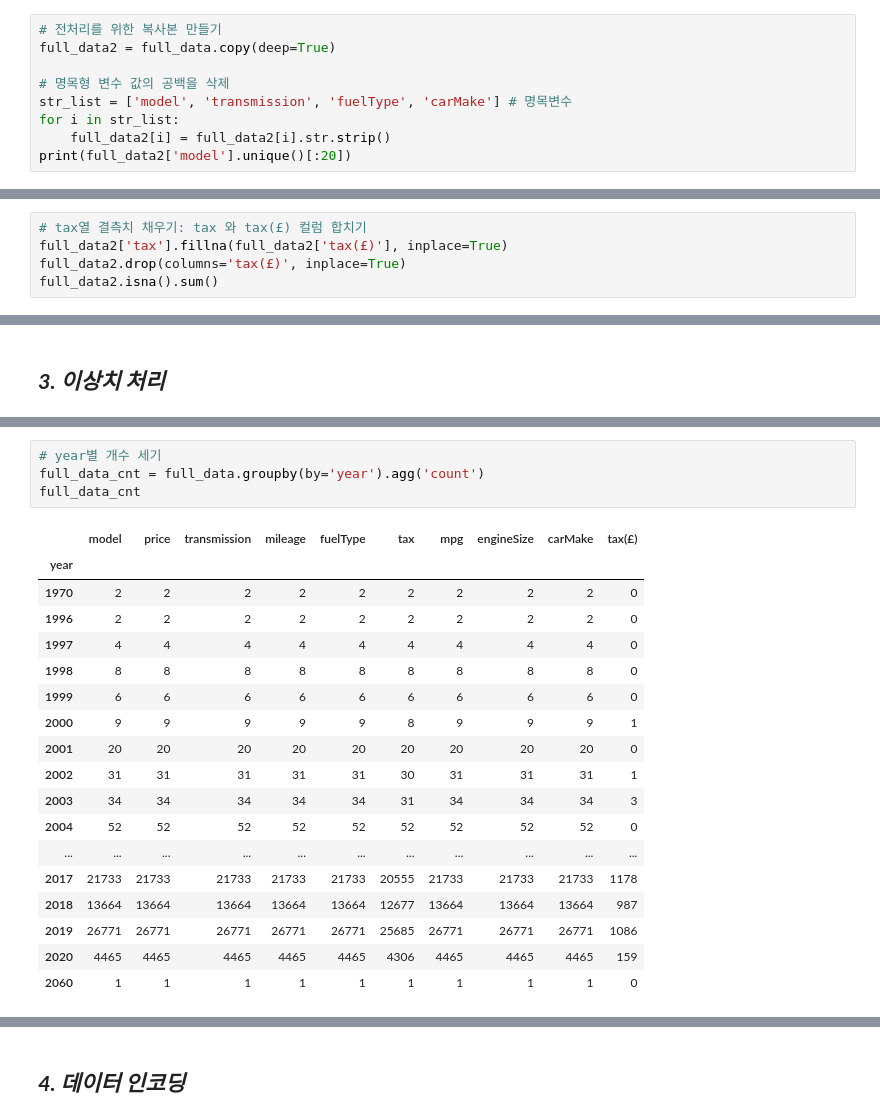
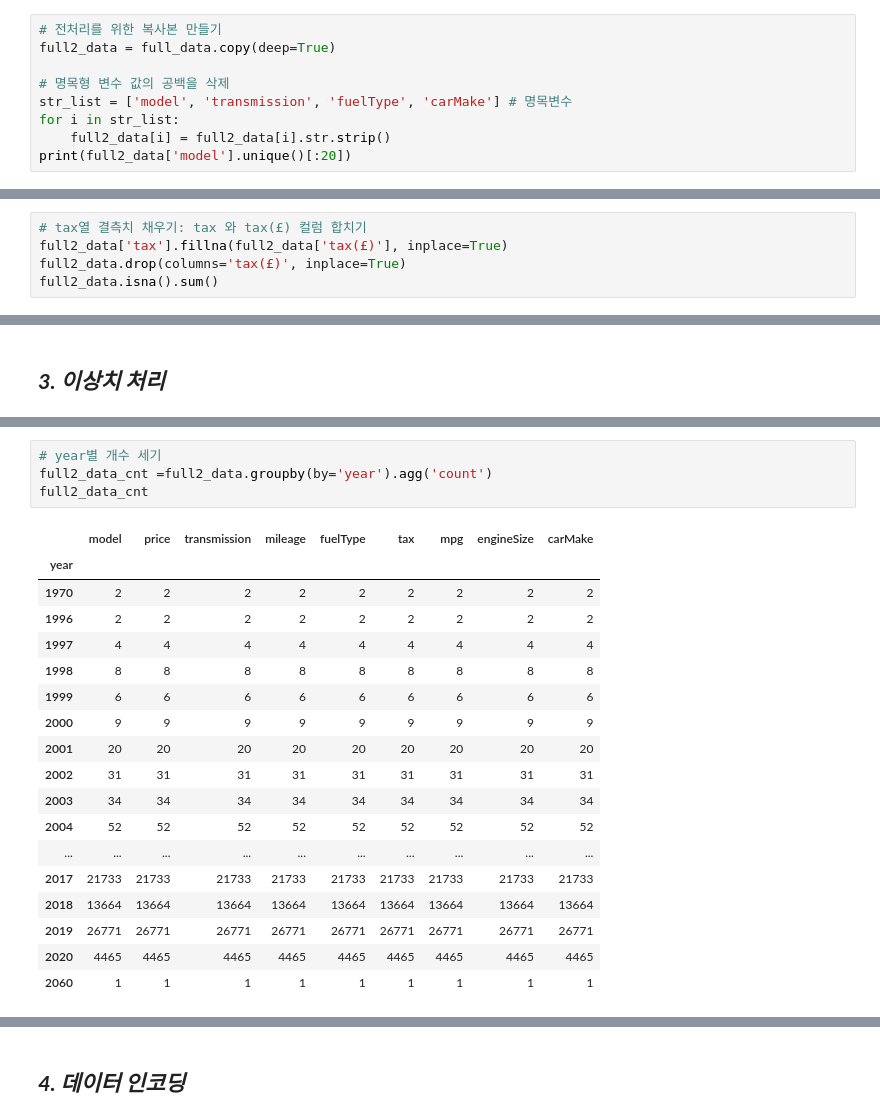
Before and after one commit to parkgunha/Chagawa_project, a Jupyter notebook: 건하_통합코드.ipynb, the cells around one changed output, grey strips where cells are left out. Cells and saved outputs as stored; diff of their text form.

```diff
--- a/건하_통합코드.ipynb
+++ b/건하_통합코드.ipynb
@@ -109,20 +121,20 @@ print(full_data.head())
 # %%
 # 전처리를 위한 복사본 만들기
-full_data2 = full_data.copy(deep=True)
+full2_data = full_data.copy(deep=True)
 
 # 명목형 변수 값의 공백을 삭제
 str_list = ['model', 'transmission', 'fuelType', 'carMake'] # 명목변수
 for i in str_list:
-    full_data2[i] = full_data2[i].str.strip()
-print(full_data2['model'].unique()[:20])
+    full2_data[i] = full2_data[i].str.strip()
+print(full2_data['model'].unique()[:20])
 # %% [output]
 ['A1' 'A6' 'A4' 'A3' 'Q3' 'Q5' 'A5' 'S4' 'Q2' 'A7' 'TT' 'Q7' 'RS6' 'RS3'
  'A8' 'Q8' 'RS4' 'RS5' 'R8' 'SQ5']
 # %%
 # tax열 결측치 채우기: tax 와 tax(£) 컬럼 합치기
-full_data2['tax'].fillna(full_data2['tax(£)'], inplace=True)
-full_data2.drop(columns='tax(£)', inplace=True)
-full_data2.isna().sum()
+full2_data['tax'].fillna(full2_data['tax(£)'], inplace=True)
+full2_data.drop(columns='tax(£)', inplace=True)
+full2_data.isna().sum()
 # %% [output]
 model           0
 year            0
@@ -187,26 +199,26 @@ model name: Fiesta, count:6557
 ... (19 outputs left out)
 # %%
 # year별 개수 세기
-full_data_cnt = full_data.groupby(by='year').agg('count')
-full_data_cnt
+full2_data_cnt =full2_data.groupby(by='year').agg('count')
+full2_data_cnt
 # %% [output]
-|  | model | price | transmission | mileage | fuelType | tax | mpg | engineSize | carMake | tax(£) |
-| year |  |  |  |  |  |  |  |  |  |  |
-| 1970 | 2 | 2 | 2 | 2 | 2 | 2 | 2 | 2 | 2 | 0 |
-| 1996 | 2 | 2 | 2 | 2 | 2 | 2 | 2 | 2 | 2 | 0 |
-| 1997 | 4 | 4 | 4 | 4 | 4 | 4 | 4 | 4 | 4 | 0 |
-| 1998 | 8 | 8 | 8 | 8 | 8 | 8 | 8 | 8 | 8 | 0 |
-| 1999 | 6 | 6 | 6 | 6 | 6 | 6 | 6 | 6 | 6 | 0 |
-| 2000 | 9 | 9 | 9 | 9 | 9 | 8 | 9 | 9 | 9 | 1 |
-| 2001 | 20 | 20 | 20 | 20 | 20 | 20 | 20 | 20 | 20 | 0 |
-| 2002 | 31 | 31 | 31 | 31 | 31 | 30 | 31 | 31 | 31 | 1 |
-| 2003 | 34 | 34 | 34 | 34 | 34 | 31 | 34 | 34 | 34 | 3 |
-| 2004 | 52 | 52 | 52 | 52 | 52 | 52 | 52 | 52 | 52 | 0 |
-| ... | ... | ... | ... | ... | ... | ... | ... | ... | ... | ... |
-| 2017 | 21733 | 21733 | 21733 | 21733 | 21733 | 20555 | 21733 | 21733 | 21733 | 1178 |
-| 2018 | 13664 | 13664 | 13664 | 13664 | 13664 | 12677 | 13664 | 13664 | 13664 | 987 |
-| 2019 | 26771 | 26771 | 26771 | 26771 | 26771 | 25685 | 26771 | 26771 | 26771 | 1086 |
-| 2020 | 4465 | 4465 | 4465 | 4465 | 4465 | 4306 | 4465 | 4465 | 4465 | 159 |
-| 2060 | 1 | 1 | 1 | 1 | 1 | 1 | 1 | 1 | 1 | 0 |
+|  | model | price | transmission | mileage | fuelType | tax | mpg | engineSize | carMake |
+| year |  |  |  |  |  |  |  |  |  |
+| 1970 | 2 | 2 | 2 | 2 | 2 | 2 | 2 | 2 | 2 |
+| 1996 | 2 | 2 | 2 | 2 | 2 | 2 | 2 | 2 | 2 |
+| 1997 | 4 | 4 | 4 | 4 | 4 | 4 | 4 | 4 | 4 |
+| 1998 | 8 | 8 | 8 | 8 | 8 | 8 | 8 | 8 | 8 |
+| 1999 | 6 | 6 | 6 | 6 | 6 | 6 | 6 | 6 | 6 |
+| 2000 | 9 | 9 | 9 | 9 | 9 | 9 | 9 | 9 | 9 |
+| 2001 | 20 | 20 | 20 | 20 | 20 | 20 | 20 | 20 | 20 |
+| 2002 | 31 | 31 | 31 | 31 | 31 | 31 | 31 | 31 | 31 |
+| 2003 | 34 | 34 | 34 | 34 | 34 | 34 | 34 | 34 | 34 |
+| 2004 | 52 | 52 | 52 | 52 | 52 | 52 | 52 | 52 | 52 |
+| ... | ... | ... | ... | ... | ... | ... | ... | ... | ... |
+| 2017 | 21733 | 21733 | 21733 | 21733 | 21733 | 21733 | 21733 | 21733 | 21733 |
+| 2018 | 13664 | 13664 | 13664 | 13664 | 13664 | 13664 | 13664 | 13664 | 13664 |
+| 2019 | 26771 | 26771 | 26771 | 26771 | 26771 | 26771 | 26771 | 26771 | 26771 |
+| 2020 | 4465 | 4465 | 4465 | 4465 | 4465 | 4465 | 4465 | 4465 | 4465 |
+| 2060 | 1 | 1 | 1 | 1 | 1 | 1 | 1 | 1 | 1 |
 # %%
 # year의 누적합과, 누적비율을 세기: 2014년~2020년은 데이터의 95%
```
Also changed, not shown: parts of 32 cells of this notebook, 1 other file.
